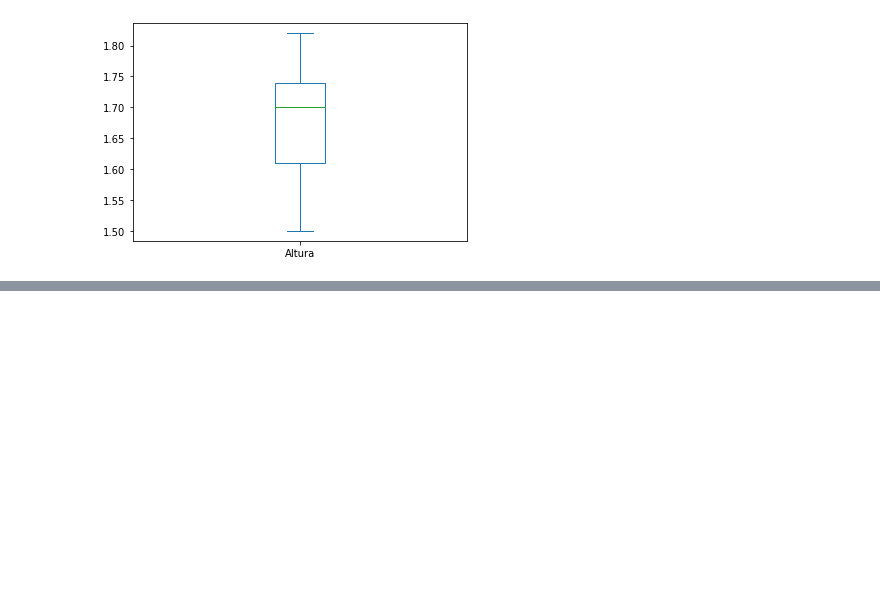
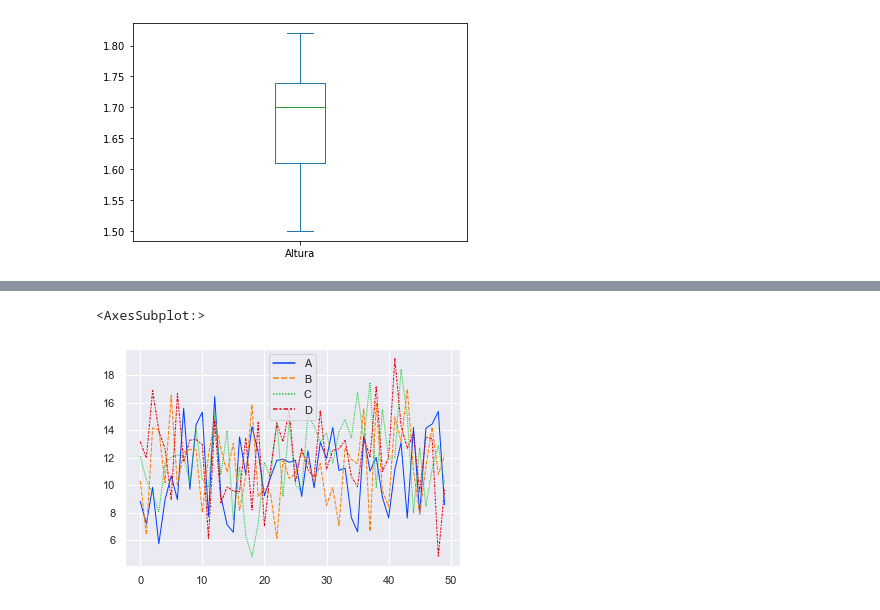
Before and after one commit to 2020freddyoscar2021/py_PYTHON, a Jupyter notebook: TUTO-Graficos.ipynb, the cells around one changed output, grey strips where cells are left out. Drawn from its saved outputs; the diff is of its cells as text; code cells hidden in the pictures; blank space fills up the shorter version.

```diff
--- a/TUTO-Graficos.ipynb
+++ b/TUTO-Graficos.ipynb
@@ -78,0 +101,15 @@ df.Altura.plot.box()
+# %%
+# grafico de lineas serie tiempo
+import pandas as pd
+
+#creamos cuatro variables aleatorias
+A = np.random.normal(10,3,50)
+B = np.random.normal(11,3,50)
+C = np.random.normal(12,3,50)
+D = np.random.normal(13,3,50)
+
+datos = pd.DataFrame({"A":A,"B":B,"C":C,"D":D}) # hace,os n dataframe con las cuatro columnas
+sb.lineplot(data=datos, palette="bright", linewidth=1)
+# %% [output]
+<AxesSubplot:>
+[figure, added]
```
Also changed, not shown: parts of 3 cells of this notebook.
